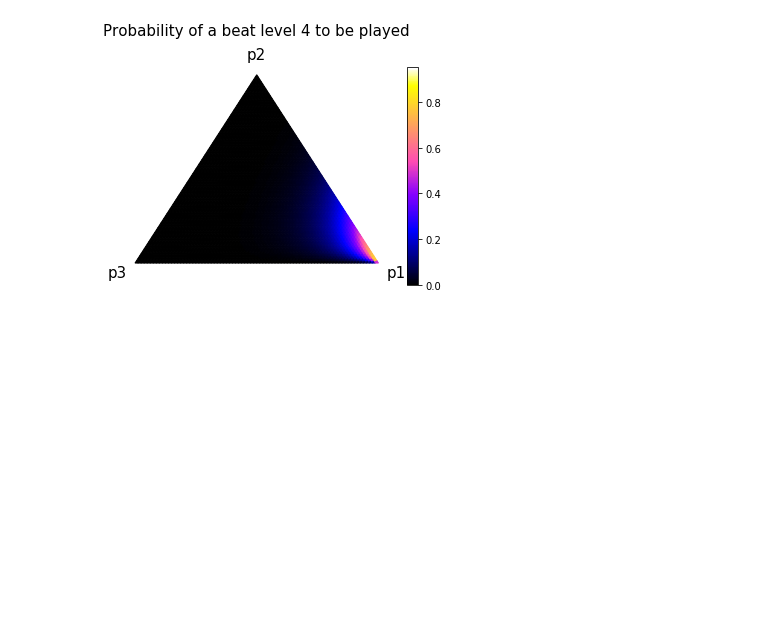
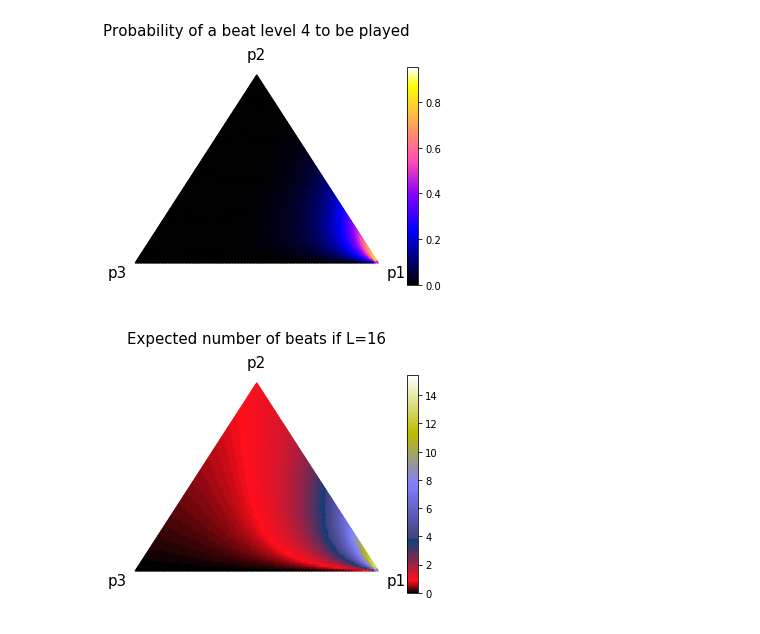
Before and after one commit to lucieperrotta/DCML, a Jupyter notebook: Grammar.ipynb, the cells around one changed output. Cells and saved outputs as stored; diff of their text form; code cells hidden in the pictures; blank space fills up the shorter version.

Commit message:
Expected value graph

```diff
--- a/Grammar.ipynb
+++ b/Grammar.ipynb
@@ -23,8 +18,8 @@ L = 16 # length of measure
 N = int(np.log2(L)+1) # Number of levels (including 0)
 bpm = 400 # bpm
 
-p1 = 0 # Split 2 prob
-p2 = 1 # Play beat prob (p3 is computed automatically)
+p1 = 0.1 # Split 2 prob
+p2 = 0.9 # Play beat prob (p3 is computed automatically)
 p4 = 0.8 # Play beat in final level; NOT MADATORY, can be automatic of not defined
 # %%
 # Function which chooses a rule according to the probs
@@ -164,6 +159,9 @@ def levels(size):
 def probs_in_measure(size, p1, p2, p4=None):
     return vprob_to_be_played(size, levels(size), p1, p2, p4)
 
+def expected_number_beats(size, p1, p2, p4=None):
+    return np.sum(probs_in_measure(size, p1, p2, p4))
+
 def probs_in_order(size, p1, p2, p4=None):
     probs = np.zeros(N)
     for i in range(N):
@@ -223,3 +221,29 @@ plt.show()
 [figure]
 [figure]
 [figure]
+# %%
+#Graph for expected number of beats
+scale = 80
+def generate_heatmap_data(scale=scale):
+    from ternary.helpers import simplex_iterator
+    d = dict()
+    for (i, j, k) in simplex_iterator(scale):
+        d[(i, j, k)] = expected_number_beats(L, i/scale, j/scale)
+    return d
+
+data = generate_heatmap_data(scale)
+figure, tax = ternary.figure(scale=scale)
+tax.heatmap(data, style="triangular", cmap=plt.cm.gist_stern)
+#tax.boundary()
+fontsize = 15
+tax.set_title("Expected number of beats if L=%s" %L, fontsize=fontsize,y=1.12)
+tax.left_corner_label("p3", fontsize=fontsize)
+tax.right_corner_label("p1", fontsize=fontsize)
+tax.top_corner_label("p2", fontsize=fontsize)
+plt.axis('off')
+plt.savefig("graphs/ternary_%s.png" %level, dpi=400, bbox_inches='tight')
+plt.plot()
+
+plt.show()
+# %% [output]
+[figure, added]
```
Also changed, not shown: parts of 3 cells of this notebook.
